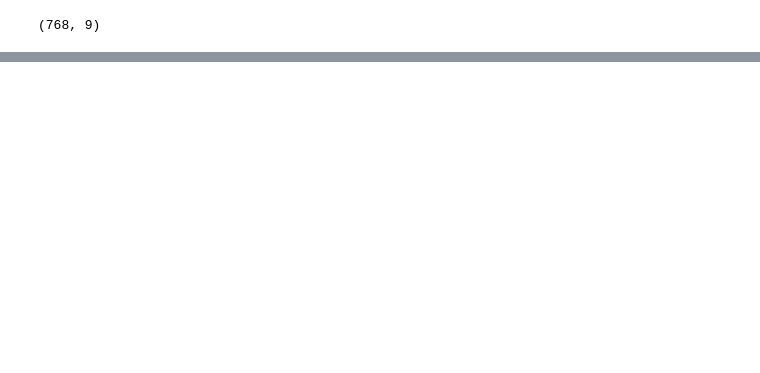
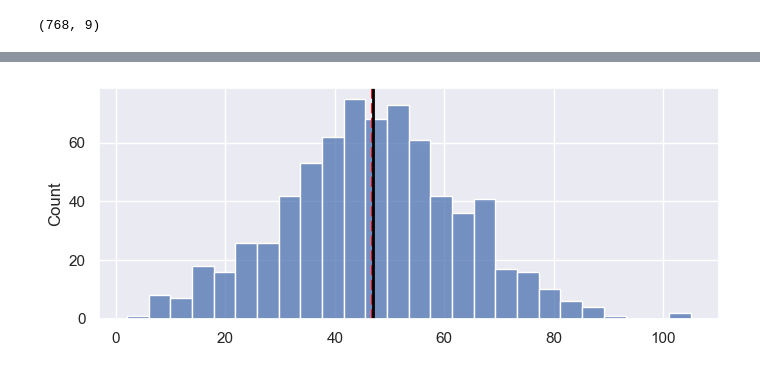
Before and after one commit to lonnychen/nlp_research_note, a Jupyter notebook: nlp_research_note.ipynb, the cells around one changed output, grey strips where cells are left out. Drawn from its saved outputs; the diff is of its cells as text; code cells hidden in the pictures; blank space fills up the shorter version.

Commit message:
Add data preprocessing steps and functions

```diff
--- a/nlp_research_note.ipynb
+++ b/nlp_research_note.ipynb
@@ -72,0 +129,4 @@ df_channels_load.shape
+# %%
+# Drop and "after" counts
+df_transcripts_clean2 = df_transcripts_clean[~df_transcripts_clean['transcript'].isin(exceptions_list)]
+df_transcripts_clean2['channel_id'].value_counts()
@@ -72,0 +208,4 @@ df_channels_load.shape
+# %%
+# Get and save SpaCy English STOP_WORDS
+spacy_en_stop_words = sorted(list(STOP_WORDS))
+np.savetxt('data/spacy_en_stop_words.txt', np.array(spacy_en_stop_words), fmt='%s')
@@ -72,0 +227,4 @@ df_channels_load.shape
+# %%
+# Add to list of stop words
+context_stop_words = ['ah', 'aha', 'hmm', 'oh', 'oo', 'ooh', 'uh', 'uhhuh', 'um']
+all_stop_words = spacy_en_stop_words + context_stop_words
@@ -72,0 +252,10 @@ df_channels_load.shape
+# %%
+%%time
+# Call using lemmatized tokens
+transcripts_bow_tuple = vectorize_transcripts_to_bow(transcripts=df_transcripts_clean2['transcript'],
+                                                     custom_preprocessor=custom_preprocessor_transcripts,
+                                                     custom_tokenizer=custom_tokenizer_spacy_lemma,
+                                                     stop_words=all_stop_words
+                                                    )
+vocab_size.append({'CountVectorizer': 'Use lemmatized tokens', 'vocab_size': len(transcripts_bow_tuple[1])})
+np.savetxt('data/tokens4.txt', transcripts_bow_tuple[1], fmt='%s')
@@ -72,0 +279,6 @@ df_channels_load.shape
+# %%
+# Plot per-document token length distribution
+transcript_lengths_array = np.asarray(transcripts_bow_tuple[0].sum(axis=1)).ravel()
+plot_transcript_len(pd.Series(transcript_lengths_array))
+# %% [output]
+[figure, added]
```
Also changed, not shown: parts of 39 cells of this notebook, 2 other files.
